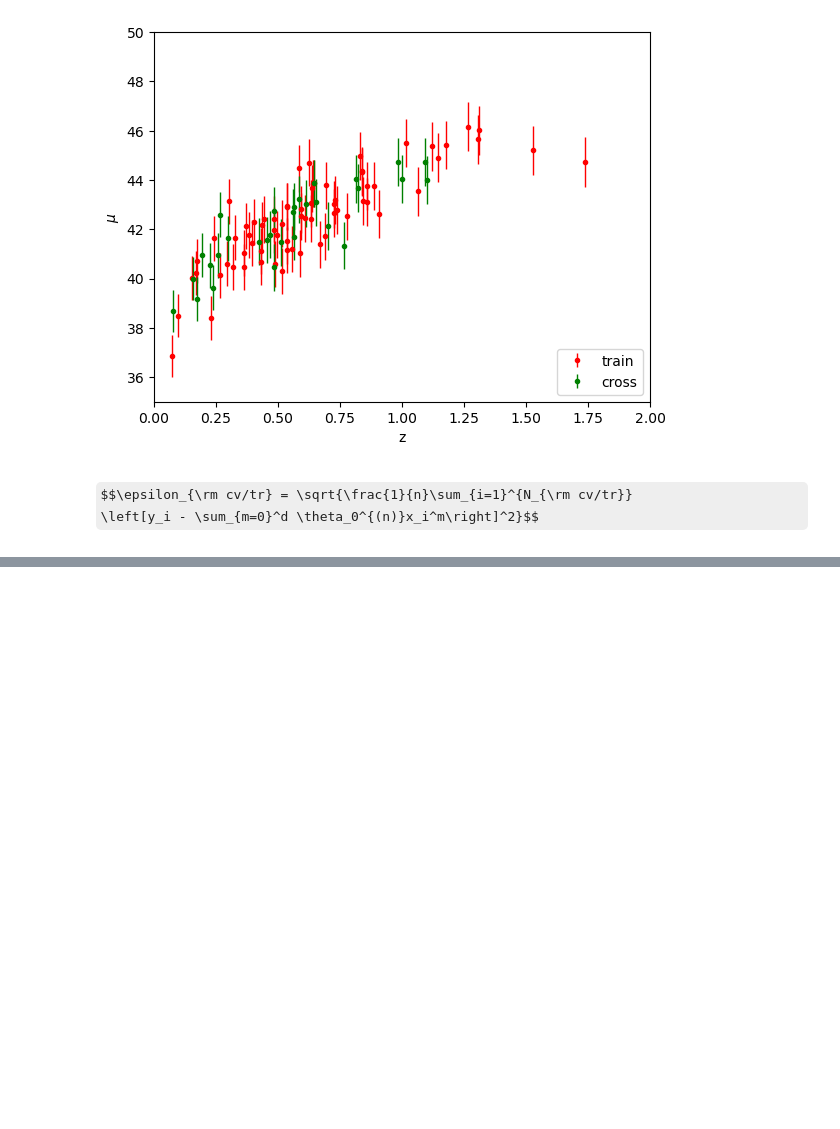
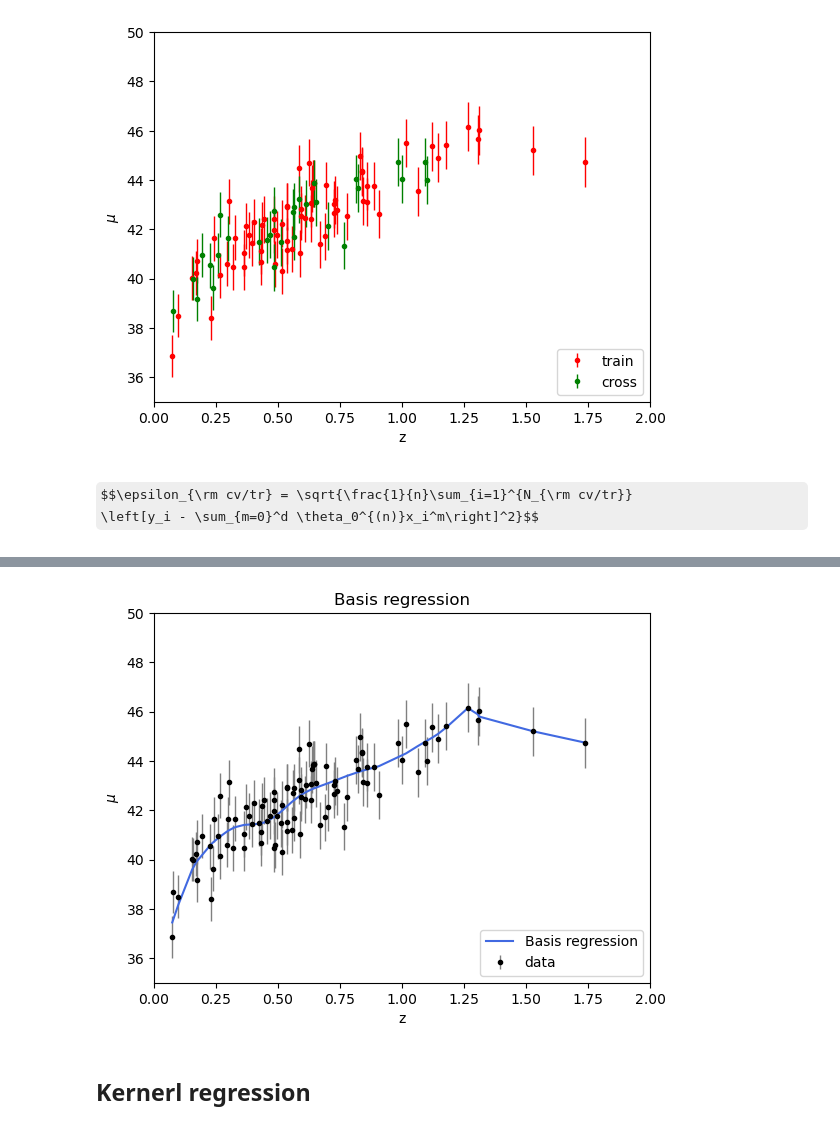
Before and after one commit to SimoneRestuccia/astrostatistics_bicocca_2024, a Jupyter notebook: working/L_17_01.ipynb, the cells around one changed output, grey strips where cells are left out. Saved outputs shown, nothing was run; the diff lists cells and outputs as text; code cells hidden in the pictures; some formulas as TeX source; blank space fills up the shorter version.

```diff
--- a/working/L_17_01.ipynb
+++ b/working/L_17_01.ipynb
@@ -187,0 +159,22 @@ plt.ylim(35,50);
+# %%
+# mean positions of the 10 Gaussians in the model
+X_gridtest = np.linspace(0,2,10)[:, None]
+# widths of these Gaussians
+sigma_test = 0.1
+model = BasisFunctionRegression('gaussian', mu=X_gridtest, sigma=sigma_test)
+model.fit(z_train, mu_train, dmu_train)
+
+mu_basis = model.predict(za[:, np.newaxis])
+# %%
+plt.errorbar(z_sample, mu_sample, dmu, fmt='.k', ecolor='gray', lw=1,label='data')
+plt.plot(za, mu_basis, label='Basis regression', color='royalblue')
+plt.xlabel("z")
+plt.ylabel("$\mu$")
+plt.legend(loc='lower right')
+plt.title('Basis regression')
+plt.xlim(0,2)
+plt.ylim(35,50);
+# %% [output]
+[figure, added]
+# %% [markdown]
+## Kernerl regression
```
Also changed, not shown: parts of 8 cells of this notebook, 1 other file.
